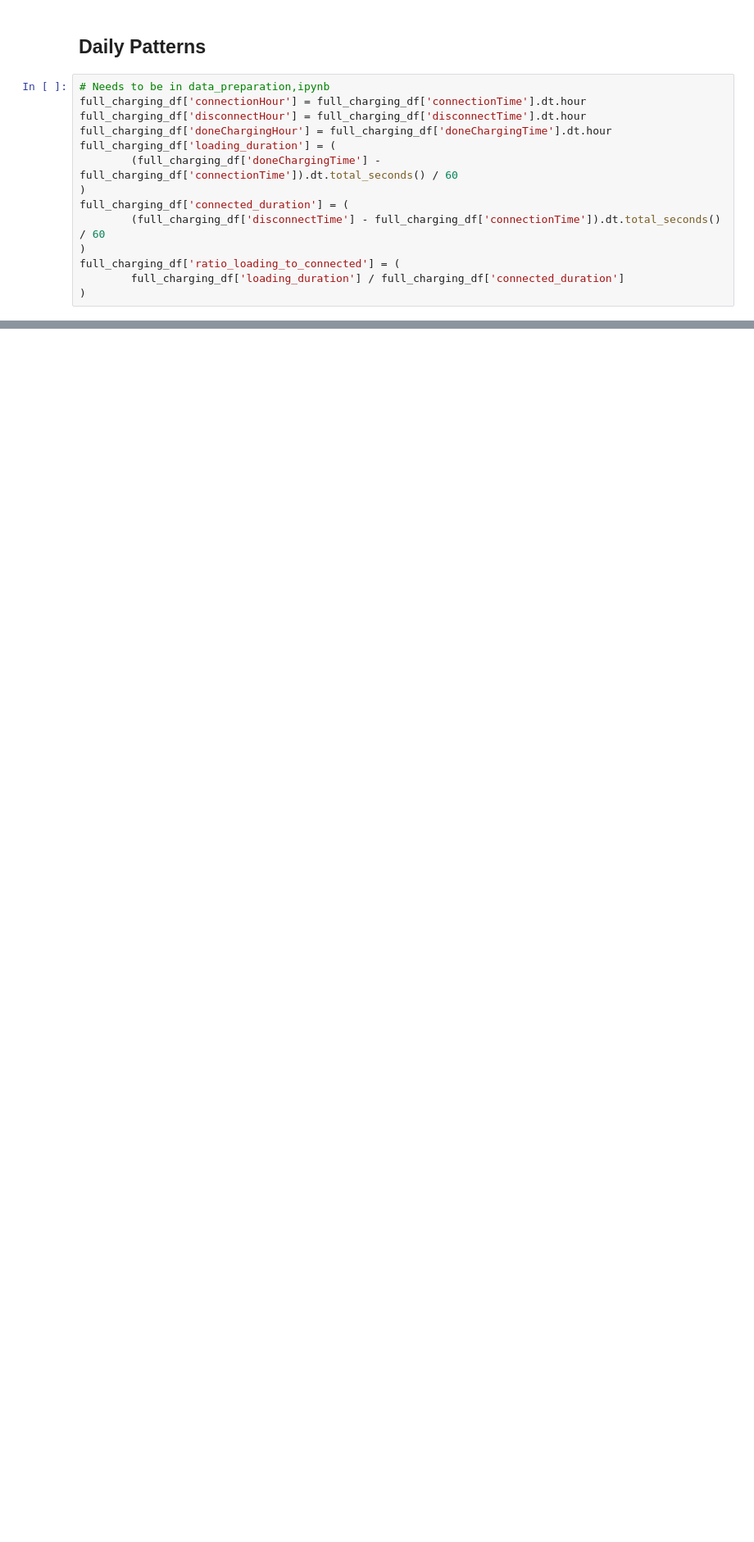
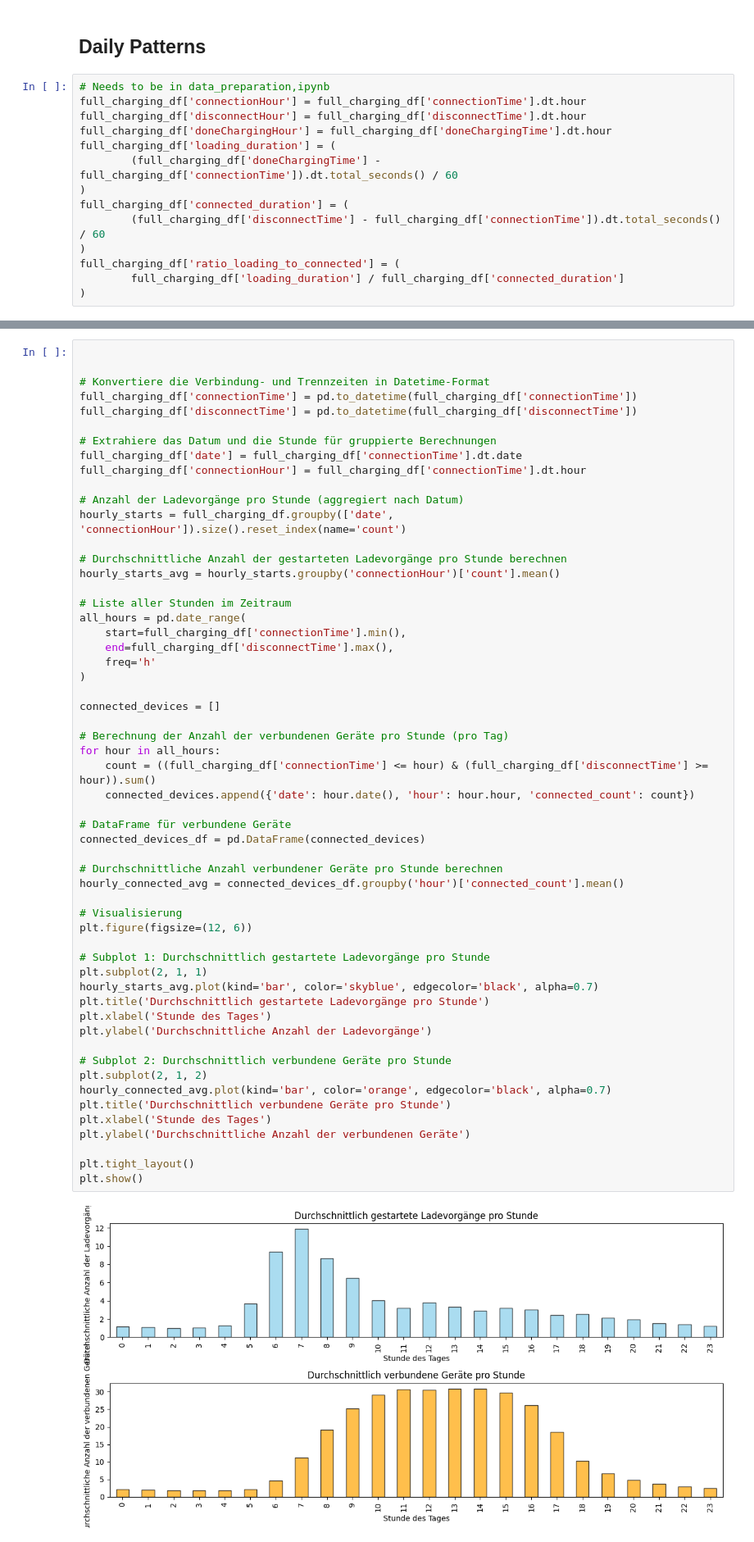
Before and after one commit to Amocon/A-Team_AA-Team-Assignment_2024, a Jupyter notebook: aa_team_assignment/temporal_patterns_and_seasonality.ipynb, the cells around one changed output, grey strips where cells are left out. Shown at 82% size. Drawn from its saved outputs; the diff is of its cells as text; blank space fills up the shorter version.

```diff
--- a/aa_team_assignment/temporal_patterns_and_seasonality.ipynb
+++ b/aa_team_assignment/temporal_patterns_and_seasonality.ipynb
@@ -341,0 +259,58 @@ plt.show()
+# %%
+
+
+# Konvertiere die Verbindung- und Trennzeiten in Datetime-Format
+full_charging_df['connectionTime'] = pd.to_datetime(full_charging_df['connectionTime'])
+full_charging_df['disconnectTime'] = pd.to_datetime(full_charging_df['disconnectTime'])
+
+# Extrahiere das Datum und die Stunde für gruppierte Berechnungen
+full_charging_df['date'] = full_charging_df['connectionTime'].dt.date
+full_charging_df['connectionHour'] = full_charging_df['connectionTime'].dt.hour
+
+# Anzahl der Ladevorgänge pro Stunde (aggregiert nach Datum)
+hourly_starts = full_charging_df.groupby(['date', 'connectionHour']).size().reset_index(name='count')
+
+# Durchschnittliche Anzahl der gestarteten Ladevorgänge pro Stunde berechnen
+hourly_starts_avg = hourly_starts.groupby('connectionHour')['count'].mean()
+
+# Liste aller Stunden im Zeitraum
+all_hours = pd.date_range(
+    start=full_charging_df['connectionTime'].min(),
+    end=full_charging_df['disconnectTime'].max(),
+    freq='h'
+)
+
+connected_devices = []
+
+# Berechnung der Anzahl der verbundenen Geräte pro Stunde (pro Tag)
+for hour in all_hours:
+    count = ((full_charging_df['connectionTime'] <= hour) & (full_charging_df['disconnectTime'] >= hour)).sum()
+    connected_devices.append({'date': hour.date(), 'hour': hour.hour, 'connected_count': count})
+
+# DataFrame für verbundene Geräte
+connected_devices_df = pd.DataFrame(connected_devices)
+
+# Durchschnittliche Anzahl verbundener Geräte pro Stunde berechnen
+hourly_connected_avg = connected_devices_df.groupby('hour')['connected_count'].mean()
+
+# Visualisierung
+plt.figure(figsize=(12, 6))
+
+# Subplot 1: Durchschnittlich gestartete Ladevorgänge pro Stunde
+plt.subplot(2, 1, 1)
+hourly_starts_avg.plot(kind='bar', color='skyblue', edgecolor='black', alpha=0.7)
+plt.title('Durchschnittlich gestartete Ladevorgänge pro Stunde')
+plt.xlabel('Stunde des Tages')
+plt.ylabel('Durchschnittliche Anzahl der Ladevorgänge')
+
+# Subplot 2: Durchschnittlich verbundene Geräte pro Stunde
+plt.subplot(2, 1, 2)
+hourly_connected_avg.plot(kind='bar', color='orange', edgecolor='black', alpha=0.7)
+plt.title('Durchschnittlich verbundene Geräte pro Stunde')
+plt.xlabel('Stunde des Tages')
+plt.ylabel('Durchschnittliche Anzahl der verbundenen Geräte')
+
+plt.tight_layout()
+plt.show()
+# %% [output]
+[figure, added]
```
Also changed, not shown: parts of 10 cells of this notebook.
